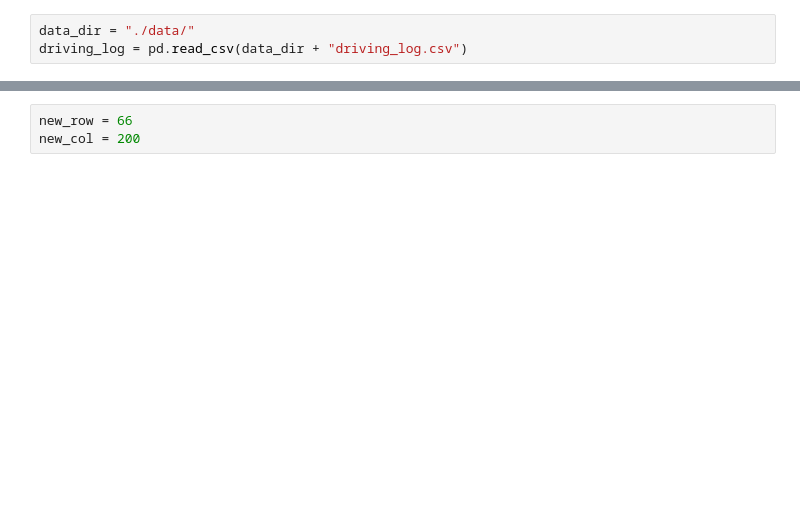
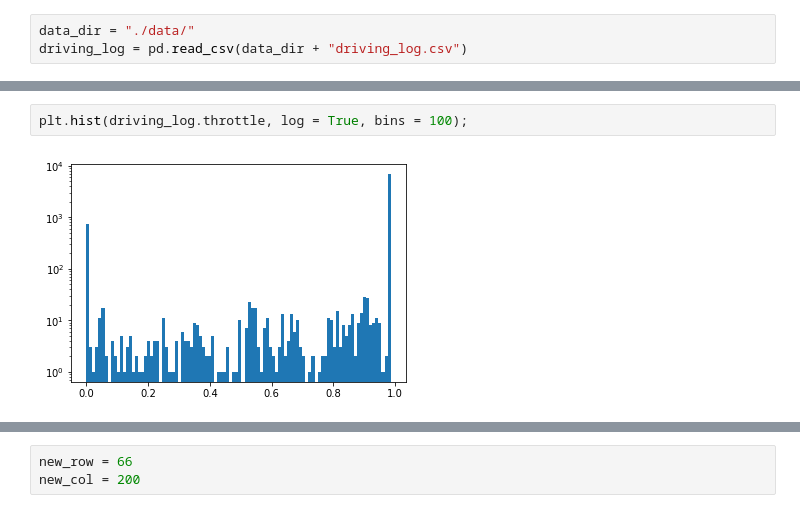
Before and after one commit to xingliuUT/CarND-Behavioral-Cloning-P3, a Jupyter notebook: image_augmentation.ipynb, the cells around one changed output, grey strips where cells are left out. Cells and saved outputs as stored; diff of their text form; blank space fills up the shorter version.

```diff
--- a/image_augmentation.ipynb
+++ b/image_augmentation.ipynb
@@ -64,0 +69,4 @@ driving_log.tail(3)
+# %%
+plt.hist(driving_log.throttle, log = True, bins = 100);
+# %% [output]
+[figure, added]
```
Also changed, not shown: parts of 21 cells of this notebook.
